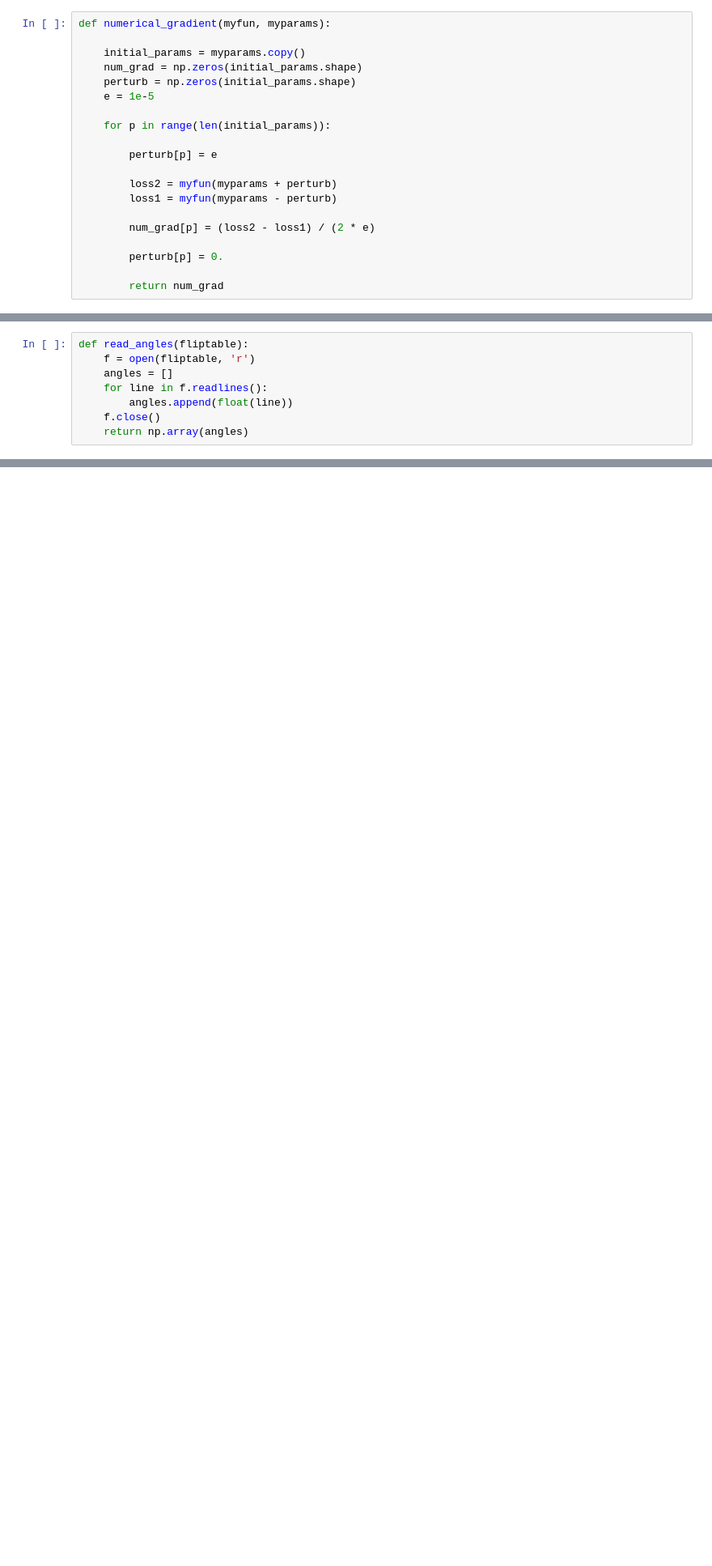
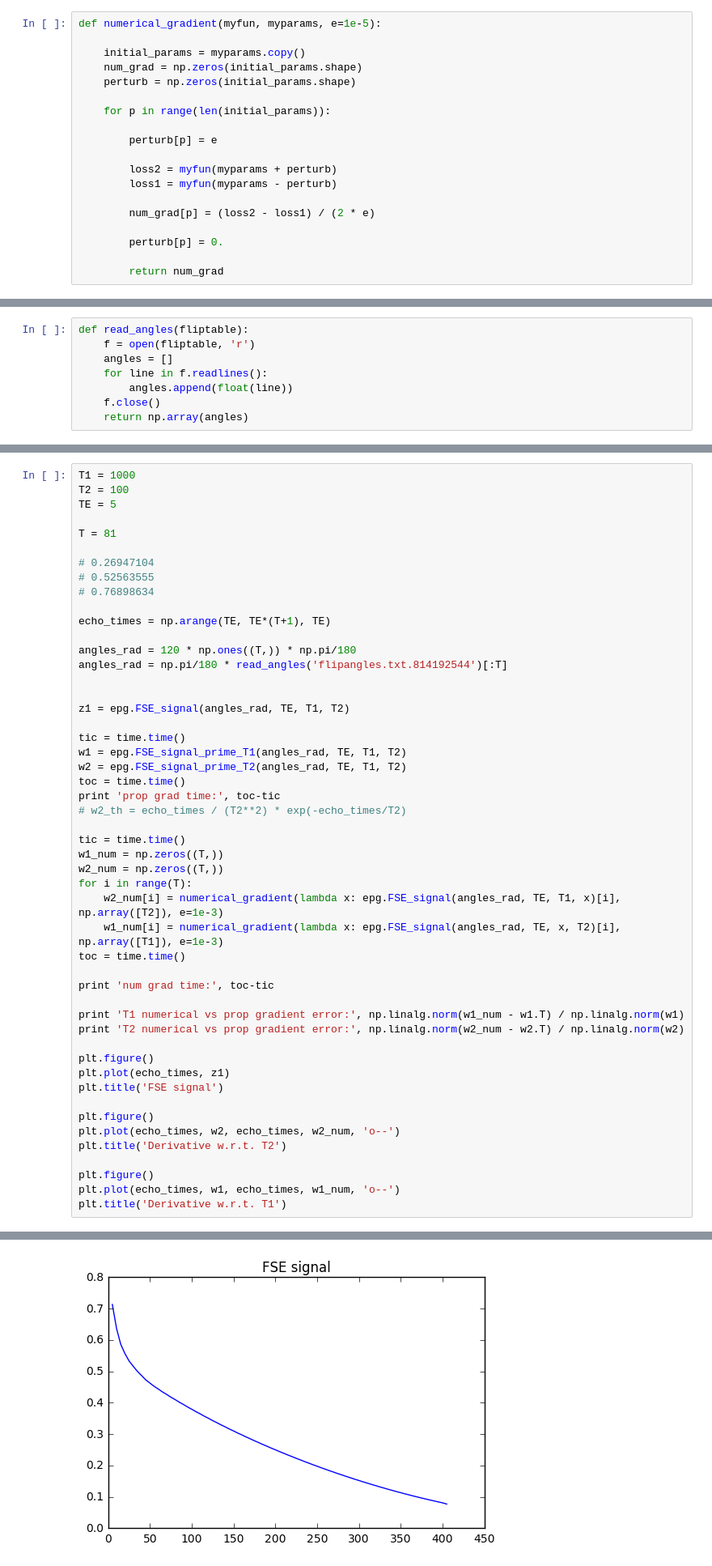
Before and after one commit to utcsilab/mri-sim-py, a Jupyter notebook: epg/EPG_prime_T1T2.ipynb, the cells around one changed output, grey strips where cells are left out. Shown: that part at 81% size. Drawn from its saved outputs; the diff is of its cells as text; blank space fills up the shorter version.

```diff
--- a/epg/EPG_prime_T1T2.ipynb
+++ b/epg/EPG_prime_T1T2.ipynb
@@ -146,10 +8,9 @@ def FSE_prime_T1(angles_rad, TE, T1, T2):
 # %%
-def numerical_gradient(myfun, myparams):
+def numerical_gradient(myfun, myparams, e=1e-5):
 
     initial_params = myparams.copy()
     num_grad = np.zeros(initial_params.shape)
     perturb = np.zeros(initial_params.shape)
-    e = 1e-5
 
     for p in range(len(initial_params)):
 
@@ -261,0 +35,51 @@ prop grad time: 0.0587749481201
+# %%
+T1 = 1000
+T2 = 100
+TE = 5
+
+T = 81
+
+# 0.26947104
+# 0.52563555
+# 0.76898634
+
+echo_times = np.arange(TE, TE*(T+1), TE)
+
+angles_rad = 120 * np.ones((T,)) * np.pi/180
+angles_rad = np.pi/180 * read_angles('flipangles.txt.814192544')[:T]
+
+
+z1 = epg.FSE_signal(angles_rad, TE, T1, T2)
+
+tic = time.time()
+w1 = epg.FSE_signal_prime_T1(angles_rad, TE, T1, T2)
+w2 = epg.FSE_signal_prime_T2(angles_rad, TE, T1, T2)
+toc = time.time()
+print 'prop grad time:', toc-tic
+# w2_th = echo_times / (T2**2) * exp(-echo_times/T2)
+
+tic = time.time()
+w1_num = np.zeros((T,))
+w2_num = np.zeros((T,))
+for i in range(T):
+    w2_num[i] = numerical_gradient(lambda x: epg.FSE_signal(angles_rad, TE, T1, x)[i], np.array([T2]), e=1e-3)
+    w1_num[i] = numerical_gradient(lambda x: epg.FSE_signal(angles_rad, TE, x, T2)[i], np.array([T1]), e=1e-3)
+toc = time.time()
+
+print 'num grad time:', toc-tic
+
+print 'T1 numerical vs prop gradient error:', np.linalg.norm(w1_num - w1.T) / np.linalg.norm(w1)
+print 'T2 numerical vs prop gradient error:', np.linalg.norm(w2_num - w2.T) / np.linalg.norm(w2)
+
+plt.figure()
+plt.plot(echo_times, z1)
+plt.title('FSE signal')
+
+plt.figure()
+plt.plot(echo_times, w2, echo_times, w2_num, 'o--')
+plt.title('Derivative w.r.t. T2')
+
+plt.figure()
+plt.plot(echo_times, w1, echo_times, w1_num, 'o--')
+plt.title('Derivative w.r.t. T1')
+# %% [output]
@@ -261,0 +91 @@ prop grad time: 0.0587749481201
+[figure, added]
```
Also changed, not shown: parts of 7 cells of this notebook, 1 other file.
